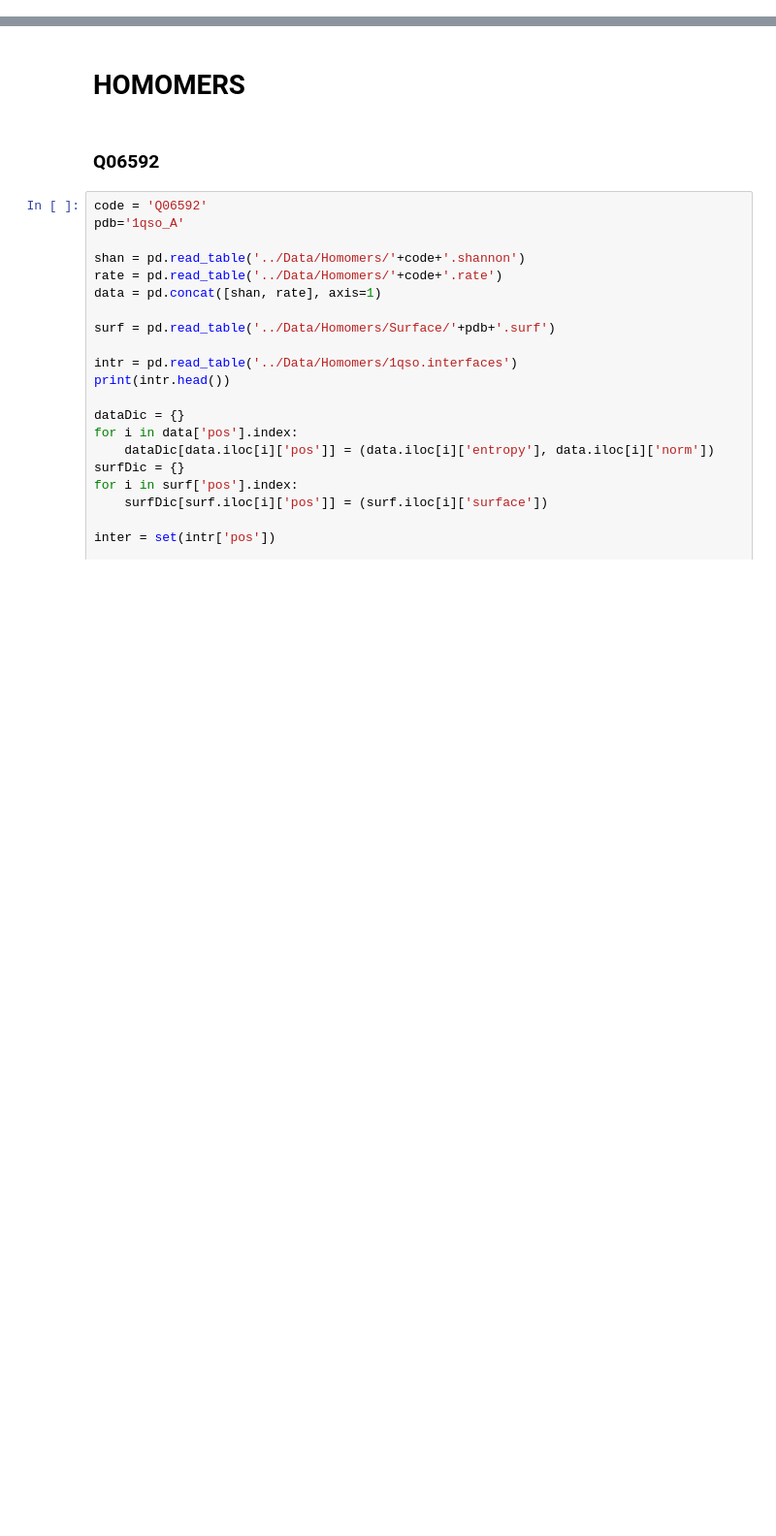
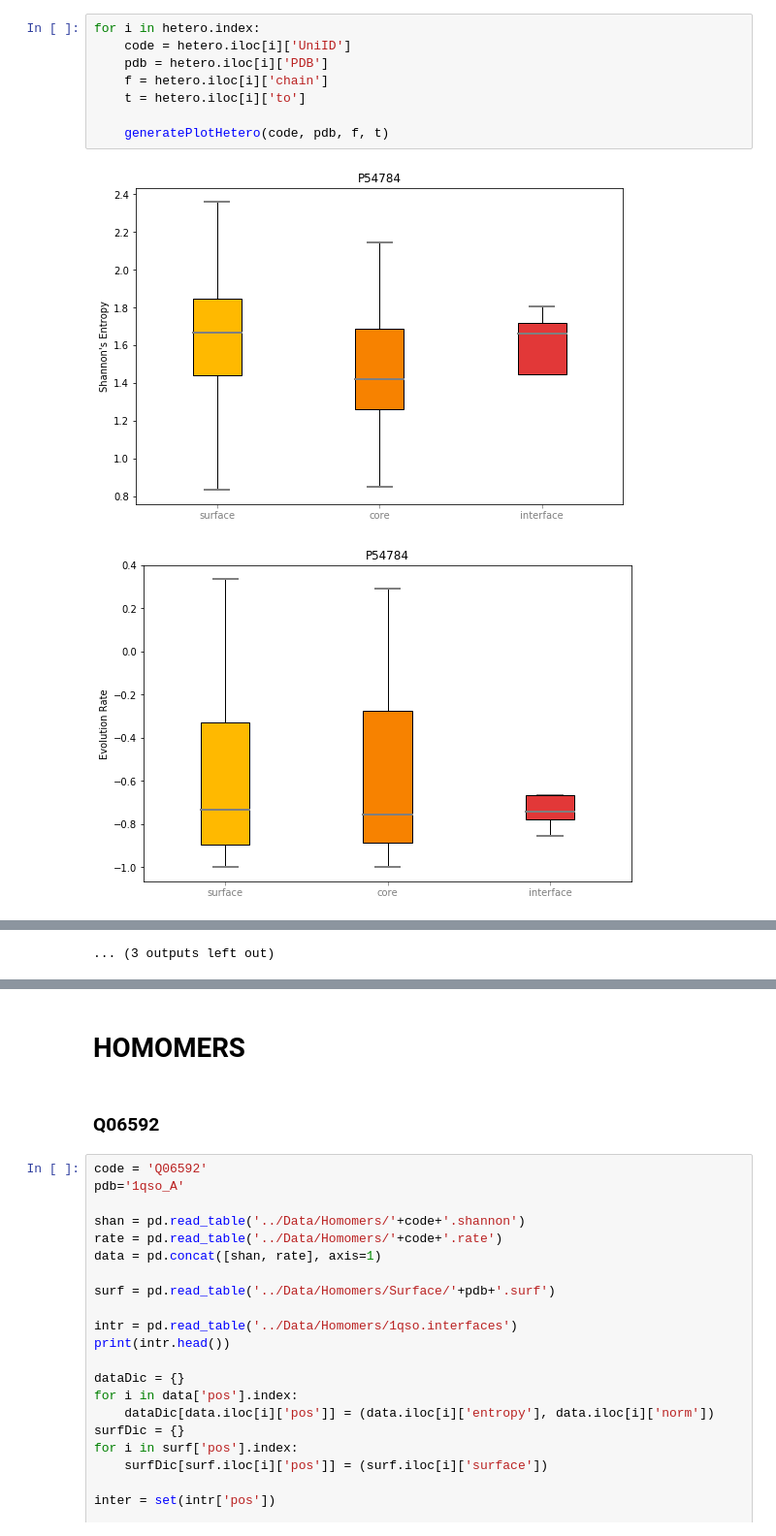
Before and after one commit to LauAvinyo/SMTB18_Project, a Jupyter notebook: Notebooks/Analysis_plots.ipynb, the cells around one changed output, grey strips where cells are left out. Shown: that part at 97% size. Drawn from its saved outputs; the diff is of its cells as text; blank space fills up the shorter version.

```diff
--- a/Notebooks/Analysis_plots.ipynb
+++ b/Notebooks/Analysis_plots.ipynb
@@ -26,0 +35,11 @@ homome
+# %%
+for i in hetero.index:
+    code = hetero.iloc[i]['UniID']
+    pdb = hetero.iloc[i]['PDB']
+    f = hetero.iloc[i]['chain']
+    t = hetero.iloc[i]['to']
+
+    generatePlotHetero(code, pdb, f, t)
+# %% [output]
+[figure, added]
+[figure, added]
@@ -26,0 +56 @@ homome
+... (3 outputs left out)
```
Also changed, not shown: parts of 9 cells of this notebook, 8 other files.
